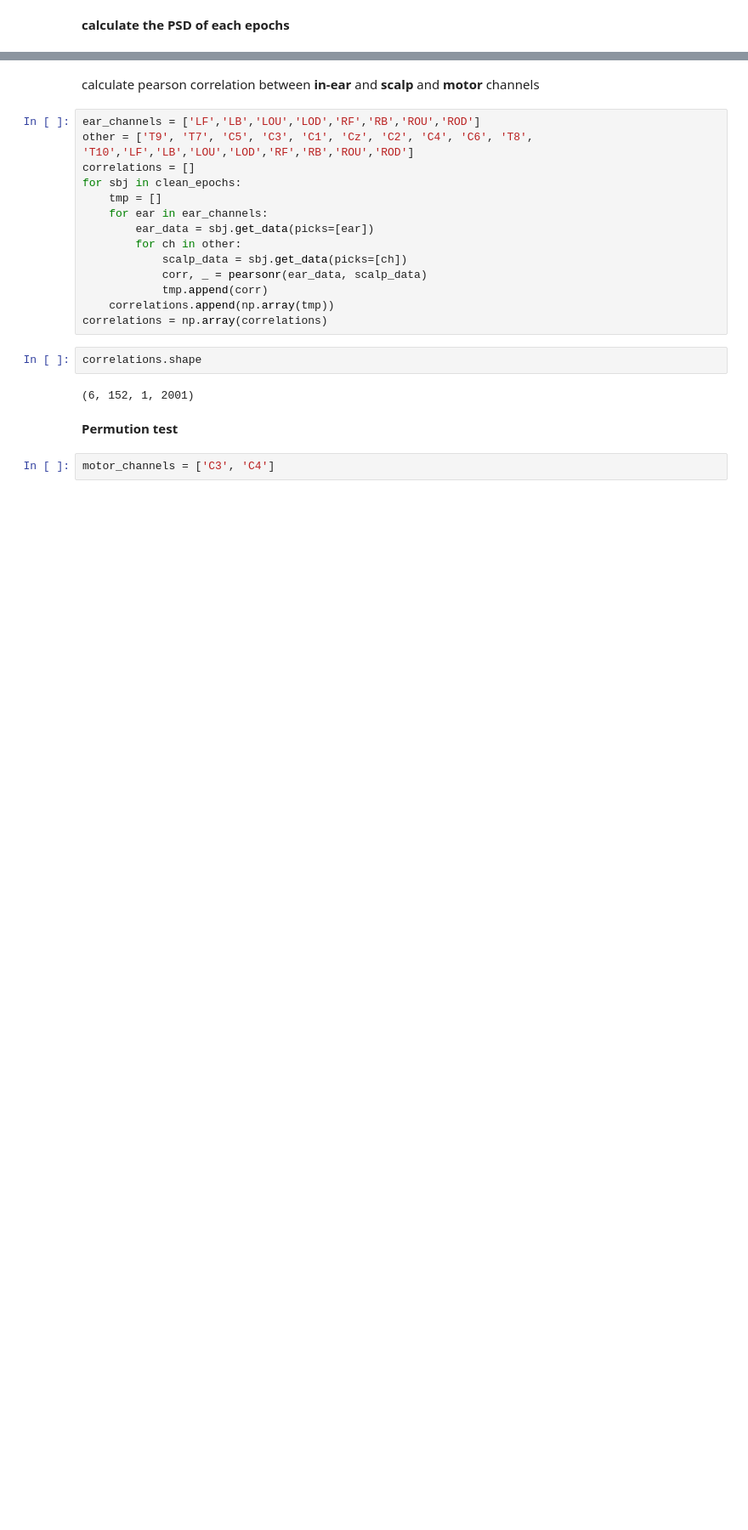
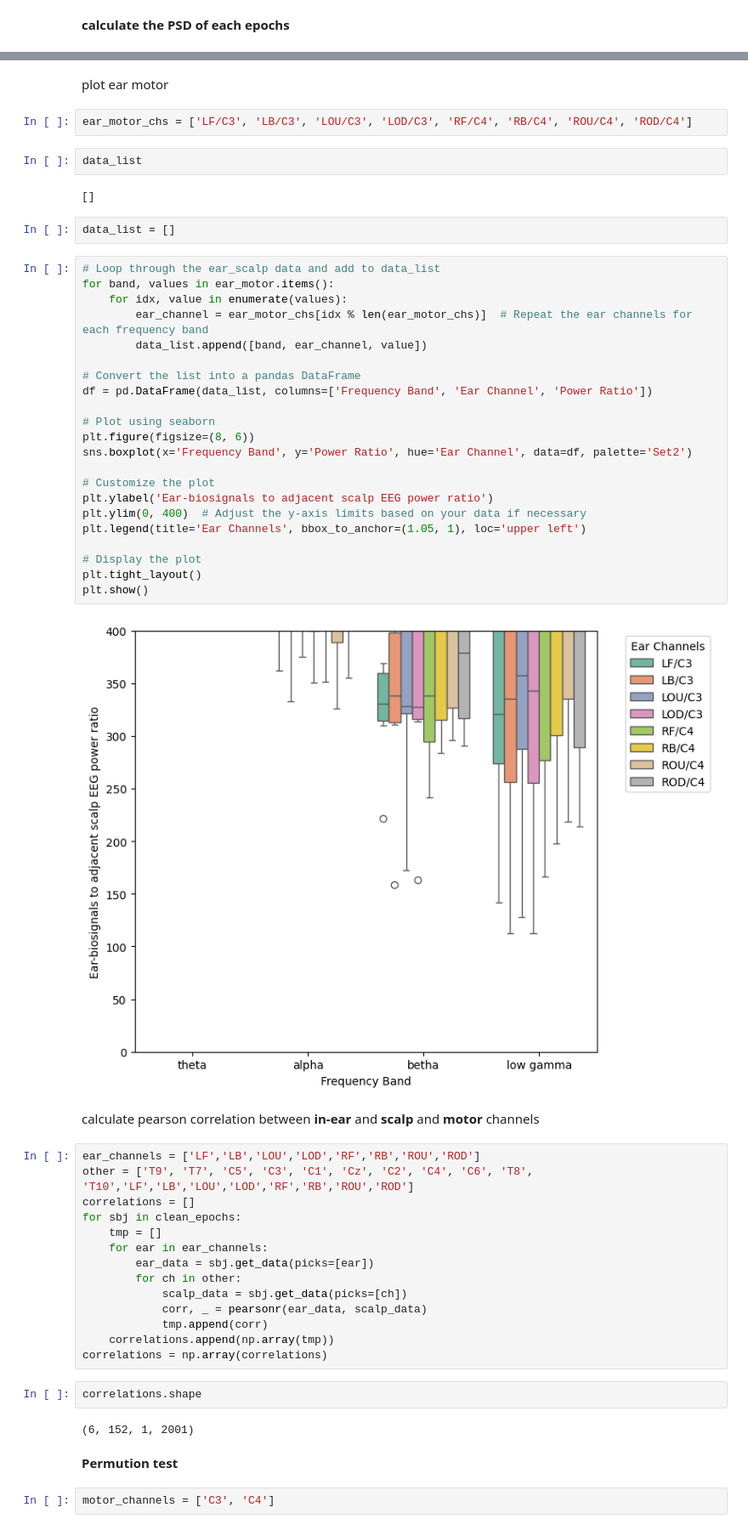
Before and after one commit to aliyazdanifar81/In-ear-EEG, a Jupyter notebook: evaluation.ipynb, the cells around one changed output, grey strips where cells are left out. Shown: that part at 85% size. Cells and saved outputs as stored; diff of their text form; blank space fills up the shorter version.

```diff
--- a/evaluation.ipynb
+++ b/evaluation.ipynb
@@ -518,3 +588,37 @@ Effective window size : 1.024 (s)
+# %% [markdown]
+plot ear motor
+# %%
+ear_motor_chs = ['LF/C3', 'LB/C3', 'LOU/C3', 'LOD/C3', 'RF/C4', 'RB/C4', 'ROU/C4', 'ROD/C4']
+# %%
+data_list
+# %% [output]
+[]
+# %%
+data_list = []
+# %%
+# Loop through the ear_scalp data and add to data_list
+for band, values in ear_motor.items():
+    for idx, value in enumerate(values):
+        ear_channel = ear_motor_chs[idx % len(ear_motor_chs)]  # Repeat the ear channels for each frequency band
+        data_list.append([band, ear_channel, value])
+
+# Convert the list into a pandas DataFrame
+df = pd.DataFrame(data_list, columns=['Frequency Band', 'Ear Channel', 'Power Ratio'])
+
+# Plot using seaborn
+plt.figure(figsize=(8, 6))
+sns.boxplot(x='Frequency Band', y='Power Ratio', hue='Ear Channel', data=df, palette='Set2')
+
+# Customize the plot
+plt.ylabel('Ear-biosignals to adjacent scalp EEG power ratio')
+plt.ylim(0, 400)  # Adjust the y-axis limits based on your data if necessary
+plt.legend(title='Ear Channels', bbox_to_anchor=(1.05, 1), loc='upper left')
+
+# Display the plot
+plt.tight_layout()
+plt.show()
+# %% [output]
+[figure, added]
 # %% [markdown]
 calculate pearson correlation between **in-ear** and **scalp** and **motor** channels
 # %%
```
Also changed, not shown: parts of 34 cells of this notebook, 1 other file.
